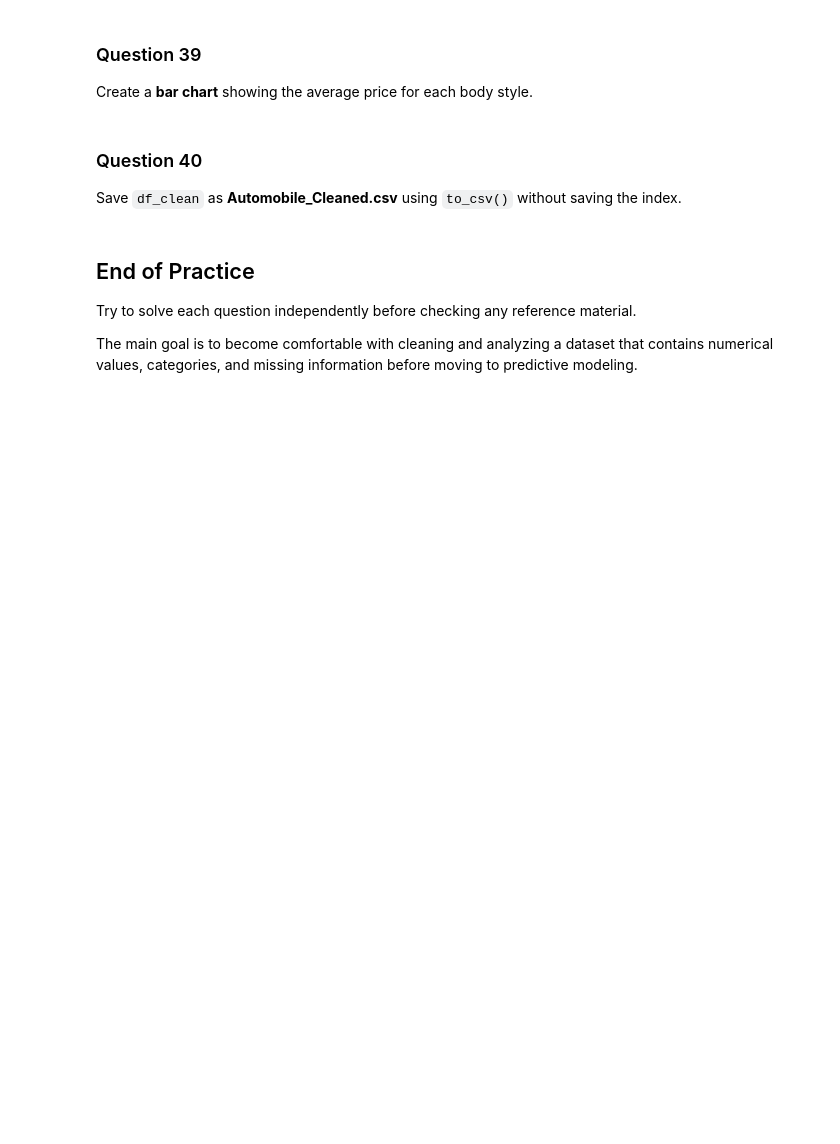
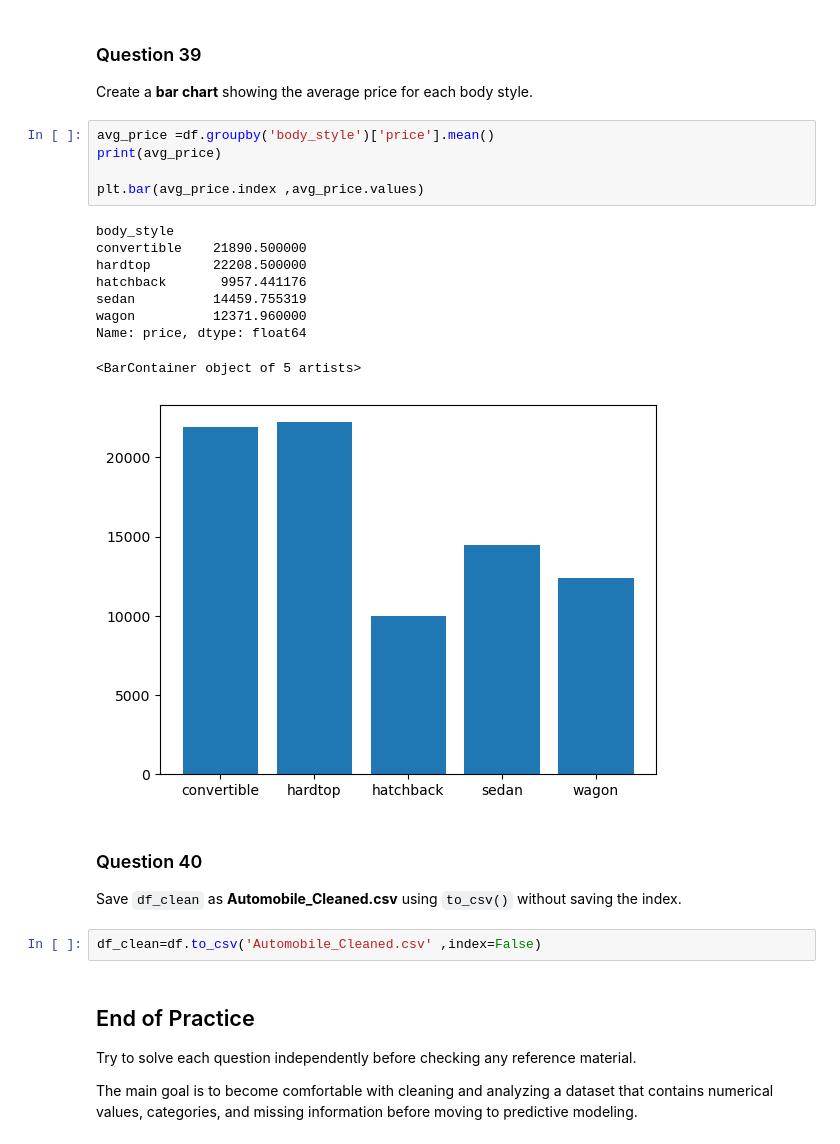
Before and after one commit to sumitshinde4585/Liha-tech-Assignments, a Jupyter notebook: Data-Science-Assignments-main/Assignment 3/Automobile_Beginner_to_Intermediate_Pandas_Practice.ipynb, the cells around one changed output. Drawn from its saved outputs; the diff is of its cells as text; blank space fills up the shorter version.

```diff
--- a/Data-Science-Assignments-main/Assignment 3/Automobile_Beginner_to_Intermediate_Pandas_Practice.ipynb
+++ b/Data-Science-Assignments-main/Assignment 3/Automobile_Beginner_to_Intermediate_Pandas_Practice.ipynb
@@ -180,9 +652,26 @@ Create a **histogram** of automobile prices with an appropriate title and axis l
 # %% [markdown]
 ### Question 39
 Create a **bar chart** showing the average price for each body style.
+# %%
+avg_price =df.groupby('body_style')['price'].mean()
+print(avg_price)
+
+plt.bar(avg_price.index ,avg_price.values)
+# %% [output]
+body_style
+convertible    21890.500000
+hardtop        22208.500000
+hatchback       9957.441176
+sedan          14459.755319
+wagon          12371.960000
+Name: price, dtype: float64
+<BarContainer object of 5 artists>
+[figure, added]
 # %% [markdown]
 ### Question 40
 Save `df_clean` as **Automobile_Cleaned.csv** using `to_csv()` without saving the index.
+# %%
+df_clean=df.to_csv('Automobile_Cleaned.csv' ,index=False)
 # %% [markdown]
 ## End of Practice
 
```
Also changed, not shown: parts of 38 cells of this notebook, 1 other file.
